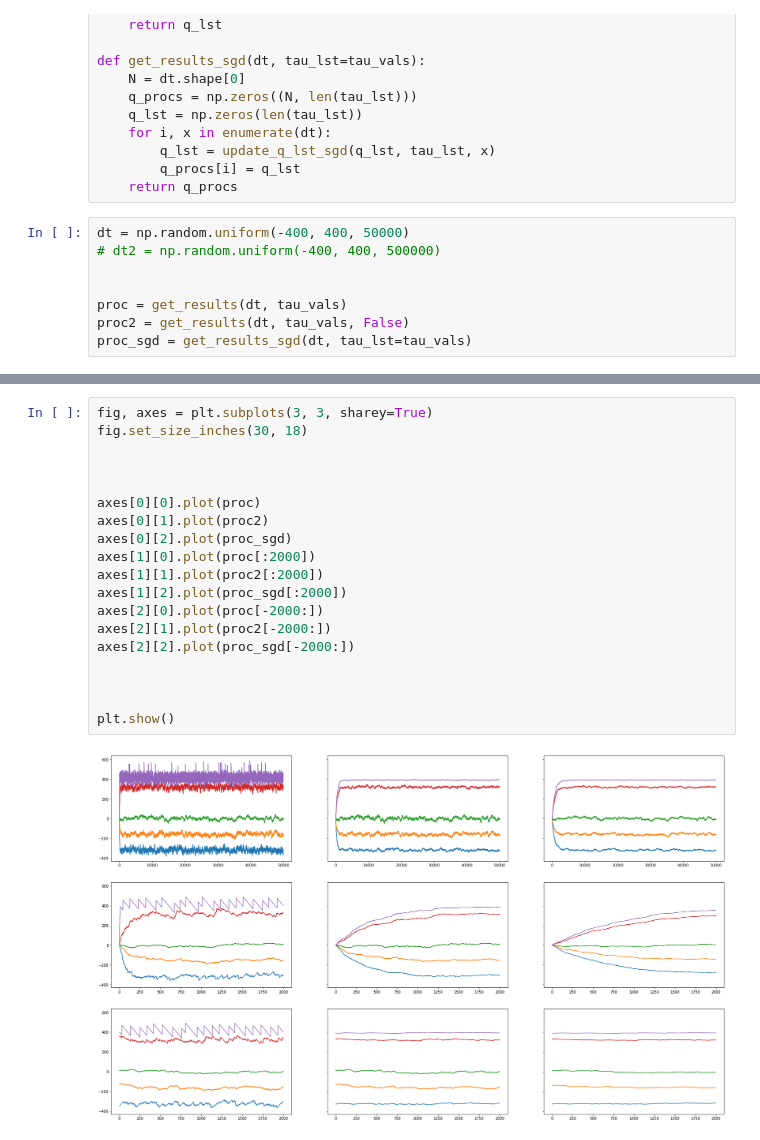
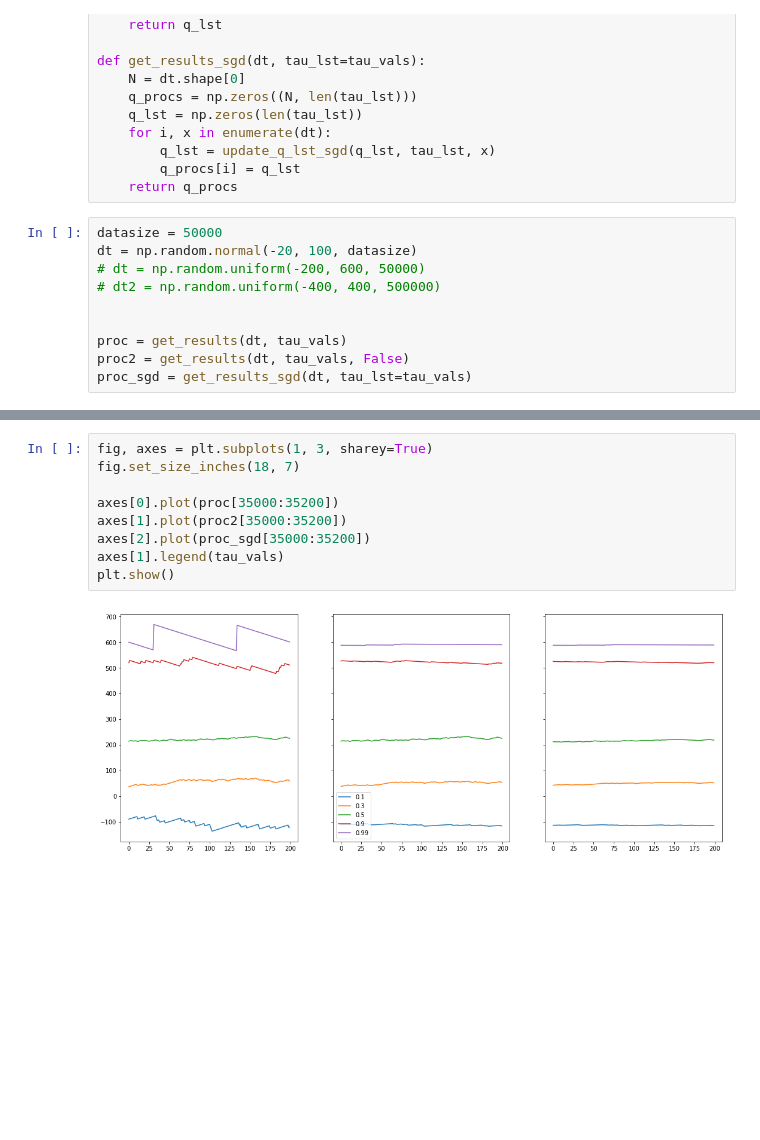
Before and after one commit to chengsoonong/eheye, a Jupyter notebook: QuantEst/sgd_est_experiment/Experiment_SAG.ipynb, the cells around one changed output, grey strips where cells are left out. Cells and saved outputs as stored; diff of their text form; blank space fills up the shorter version.

```diff
--- a/QuantEst/sgd_est_experiment/Experiment_SAG.ipynb
+++ b/QuantEst/sgd_est_experiment/Experiment_SAG.ipynb
@@ -67,7 +67,9 @@ def get_results_sgd(dt, tau_lst=tau_vals):
         q_procs[i] = q_lst
     return q_procs
 # %%
-dt = np.random.uniform(-400, 400, 50000)
+datasize = 50000
+dt = np.random.normal(-20, 100, datasize)
+# dt = np.random.uniform(-200, 600, 50000)
 # dt2 = np.random.uniform(-400, 400, 500000)
 
 
@@ -77,21 +118,11 @@ proc_sgd = get_results_sgd(dt, tau_lst=tau_vals)
 # %%
-fig, axes = plt.subplots(3, 3, sharey=True)
-fig.set_size_inches(30, 18)
+fig, axes = plt.subplots(1, 3, sharey=True)
+fig.set_size_inches(18, 7)
 
-
-
-axes[0][0].plot(proc)
-axes[0][1].plot(proc2)
-axes[0][2].plot(proc_sgd)
-axes[1][0].plot(proc[:2000])
-axes[1][1].plot(proc2[:2000])
-axes[1][2].plot(proc_sgd[:2000])
-axes[2][0].plot(proc[-2000:])
-axes[2][1].plot(proc2[-2000:])
-axes[2][2].plot(proc_sgd[-2000:])
-
-
-
+axes[0].plot(proc[35000:35200])
+axes[1].plot(proc2[35000:35200])
+axes[2].plot(proc_sgd[35000:35200])
+axes[1].legend(tau_vals)
 plt.show()
 # %% [output]
-[figure, old version]
+[figure, new version]
```
Also changed, not shown: parts of 4 cells of this notebook, 1 other file.
